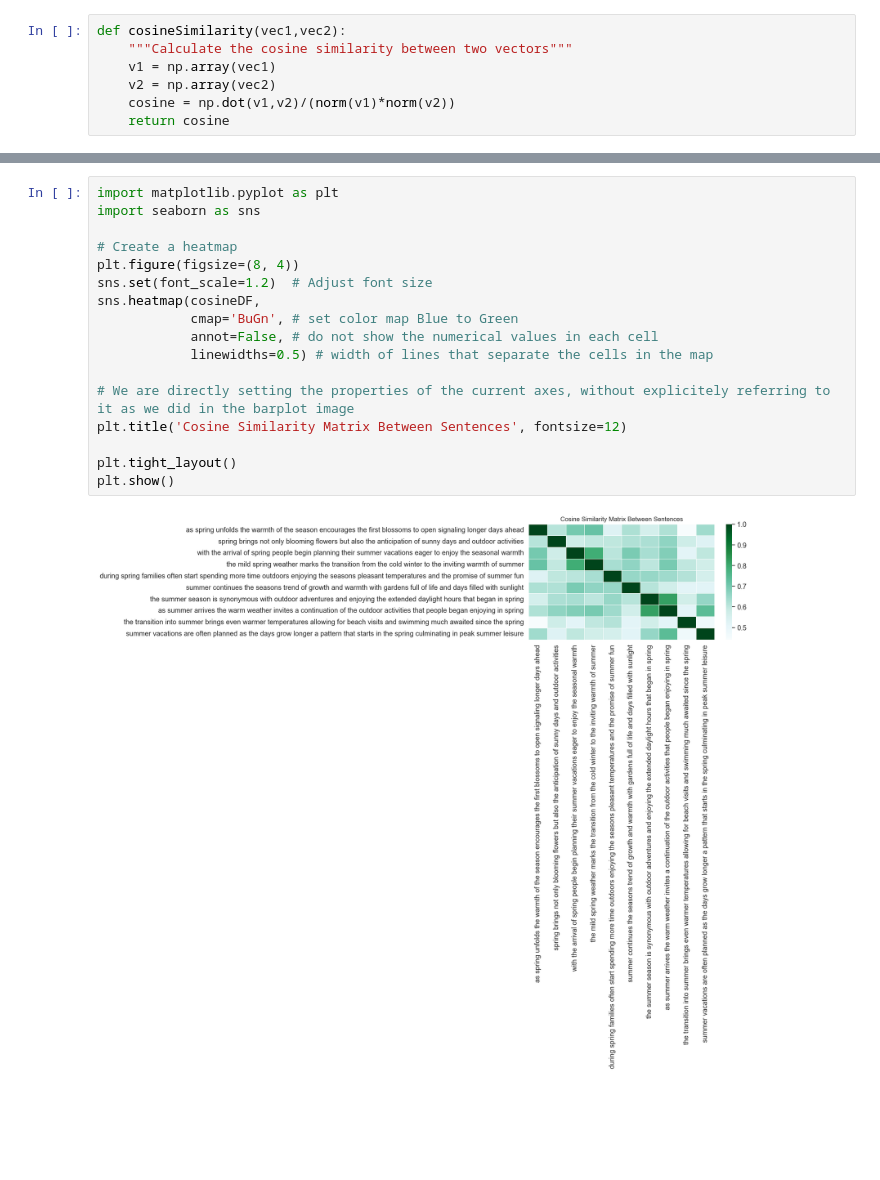
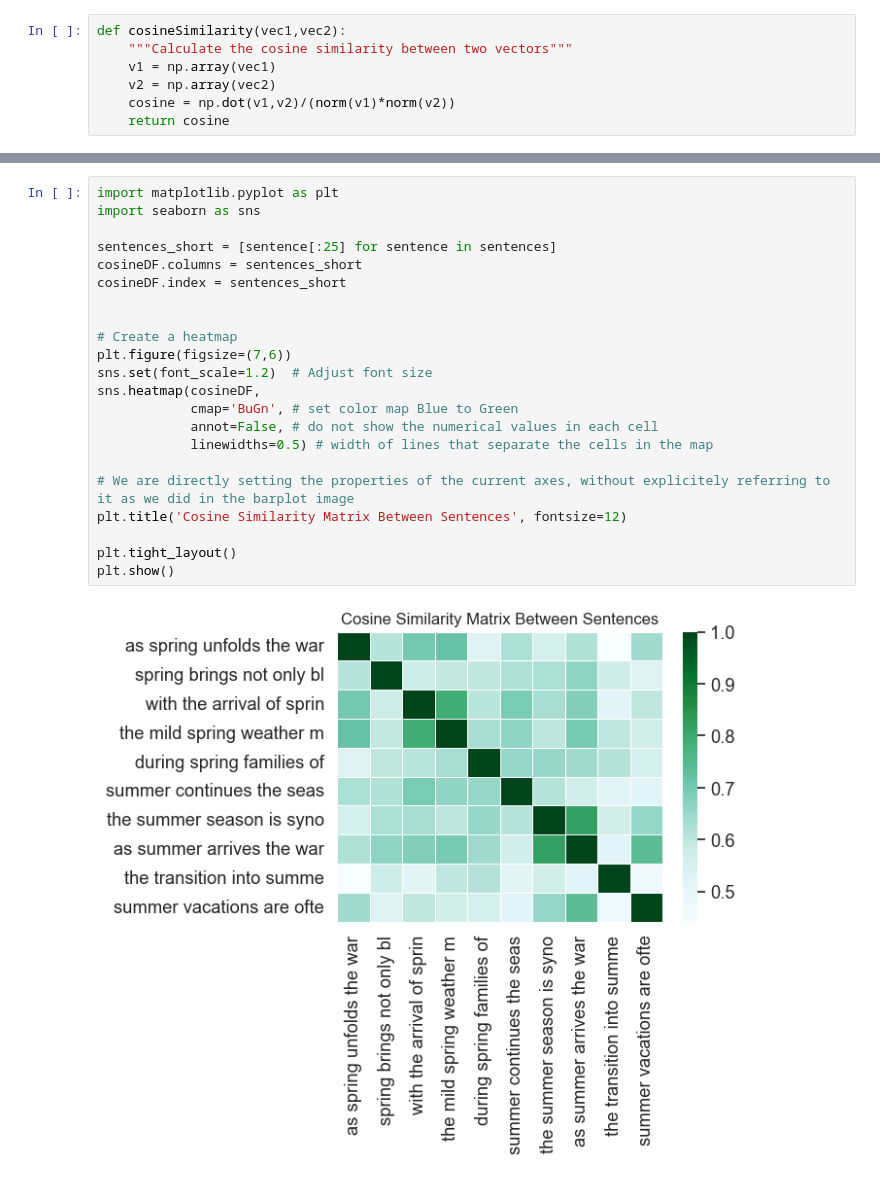
Before and after one commit to catfoster9/cs3152024, a Jupyter notebook: cosine_sim_activity.ipynb, the cells around one changed output, grey strips where cells are left out. Cells and saved outputs as stored; diff of their text form; blank space fills up the shorter version.

```diff
--- a/cosine_sim_activity.ipynb
+++ b/cosine_sim_activity.ipynb
@@ -69,19 +69,24 @@ cosineDF
 # %%
 import matplotlib.pyplot as plt
 import seaborn as sns
 
+sentences_short = [sentence[:25] for sentence in sentences]
+cosineDF.columns = sentences_short
+cosineDF.index = sentences_short
+
+
 # Create a heatmap
-plt.figure(figsize=(8, 4))
+plt.figure(figsize=(7,6))
 sns.set(font_scale=1.2)  # Adjust font size
 sns.heatmap(cosineDF,
             cmap='BuGn', # set color map Blue to Green
             annot=False, # do not show the numerical values in each cell
             linewidths=0.5) # width of lines that separate the cells in the map
 
 # We are directly setting the properties of the current axes, without explicitely referring to it as we did in the barplot image
 plt.title('Cosine Similarity Matrix Between Sentences', fontsize=12)
 
 plt.tight_layout()
 plt.show()
 # %% [output]
-[figure, old version]
+[figure, new version]
```
